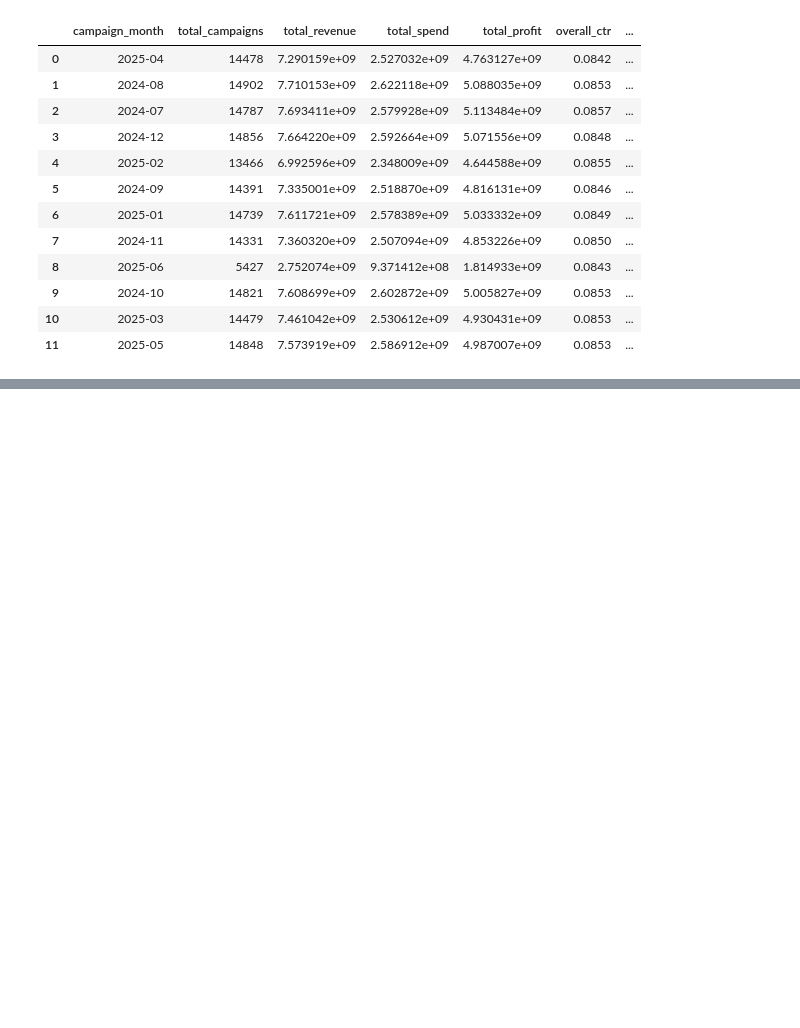
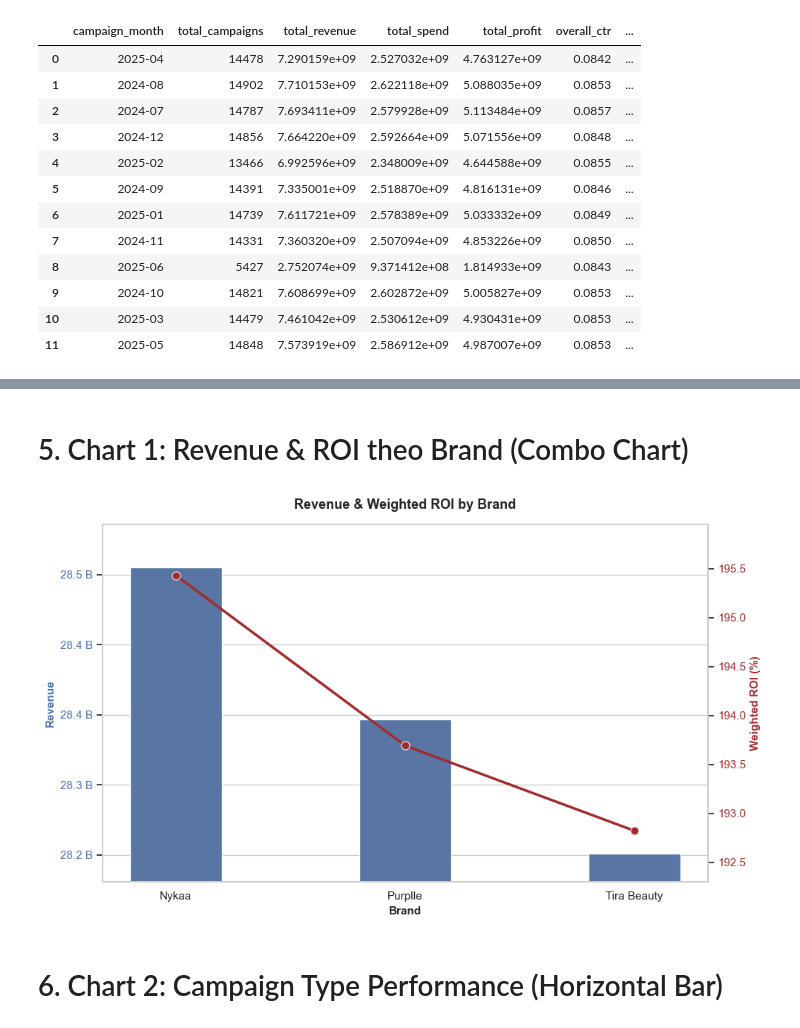
Before and after one commit to ntq05/Indian_BeautyShop_Marketing_Analytics, a Jupyter notebook: Indian_Beauty_Shop_Marketing_Analytics/notebooks/01_Quan_EDA.ipynb, the cells around one changed output, grey strips where cells are left out. Cells and saved outputs as stored; diff of their text form; code cells hidden in the pictures; blank space fills up the shorter version.

Commit message:
Chart for brand level

```diff
--- a/Indian_Beauty_Shop_Marketing_Analytics/notebooks/01_Quan_EDA.ipynb
+++ b/Indian_Beauty_Shop_Marketing_Analytics/notebooks/01_Quan_EDA.ipynb
@@ -94,0 +116,79 @@ pd.DataFrame(dict_overview, index = [0])
+# %% [markdown]
+# 5. Chart 1: Revenue & ROI theo Brand (Combo Chart)
+# %%
+char_1_df = pd.DataFrame({
+    'Brand': agg_brand_kpis['Brand'],
+    'total_revenue': agg_brand_kpis['total_revenue'],
+    'overall_roi': round(agg_brand_kpis['overall_roi'] * 100, 4)
+})
+# %%
+def y_axis_format(x, pos):
+    if x >= 1e9:
+        return f"{x*1e-9:.1f} B"
+    elif x >= 1e6:
+        return f"{x*1e-6:.1f} M"
+    elif x >= 1e3:
+        return f"{x*1e-3:.1f} K"
+    return f"{x:.0f}"
+# %%
+sns.set_theme(style="whitegrid")
+fig, ax1 = plt.subplots(figsize=(10, 6))
+
+# --- TRỤC Y1: REVENUE (BAR CHART) ---
+sns.barplot(
+    data=char_1_df,
+    x="Brand",
+    y="total_revenue",
+    color="#4c72b0",
+    ax=ax1,
+    width=0.4,
+)
+ax1.set_ylabel("Revenue", color="#4c72b0", fontsize=11, fontweight="bold")
+ax1.set_xlabel("Brand", fontsize=11, fontweight="bold")
+ax1.tick_params(axis="y", labelcolor="#4c72b0")
+
+# FIX TRỤC Y: Ép không dùng 1e10 và format lại số dễ đọc
+ax1.yaxis.set_major_formatter(FuncFormatter(y_axis_format))
+
+# Scale nhẹ trục Y1 để cột đẹp mắt hơn
+min_rev = char_1_df["total_revenue"].min()
+max_rev = char_1_df["total_revenue"].max()
+rev_range = max_rev - min_rev if max_rev != min_rev else max_rev
+ax1.set_ylim(max(0, min_rev - rev_range * 0.1), max_rev + rev_range * 0.15)
+
+
+# --- TRỤC Y2: ROI (LINE CHART) ---
+ax2 = ax1.twinx()
+roi_color = "#a12c2f"  # Đỏ đậm cá tính, nổi bật
+
+sns.lineplot(
+    data=char_1_df,
+    x="Brand",
+    y="overall_roi",
+    color=roi_color,
+    marker="o",
+    linewidth=2.5,
+    markersize=8,
+    ax=ax2,
+)
+ax2.set_ylabel(
+    "Weighted ROI (%)", color=roi_color, fontsize=11, fontweight="bold"
+)
+ax2.tick_params(axis="y", labelcolor=roi_color)
+ax2.grid(False)
+
+min_roi = char_1_df["overall_roi"].min()
+max_roi = char_1_df["overall_roi"].max()
+roi_range = max_roi - min_roi if max_roi != min_roi else max_roi
+ax2.set_ylim(min_roi - roi_range * 0.2, max_roi + roi_range * 0.2)
+
+# Tiêu đề
+plt.title(
+    "Revenue & Weighted ROI by Brand", fontsize=13, fontweight="bold", pad=15
+)
+fig.tight_layout()
+plt.show()
+# %% [output]
+[figure, added]
+# %% [markdown]
+# 6. Chart 2: Campaign Type Performance (Horizontal Bar)
```
Also changed, not shown: parts of 7 cells of this notebook.
